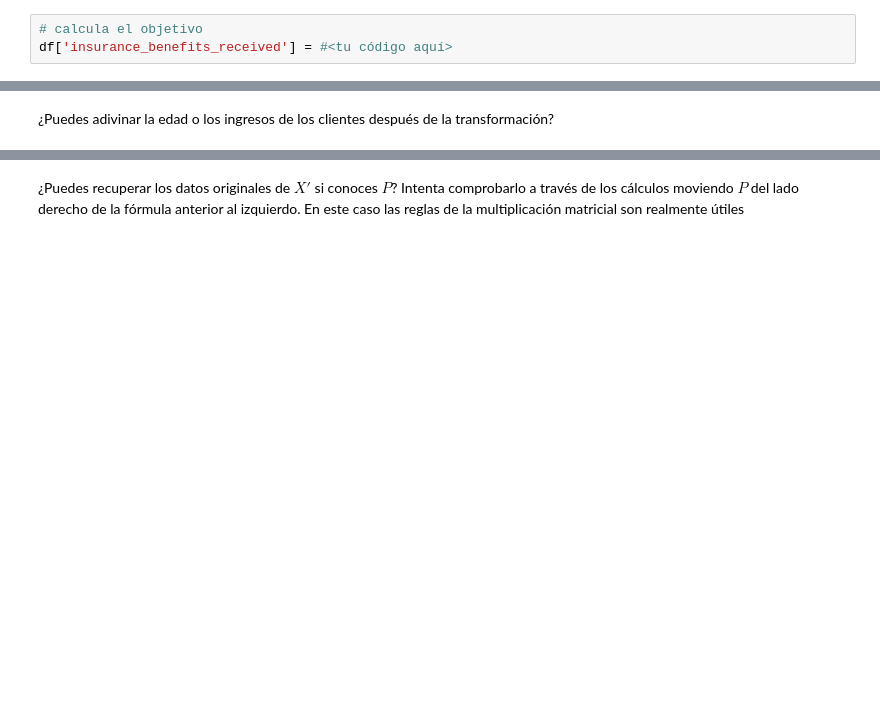
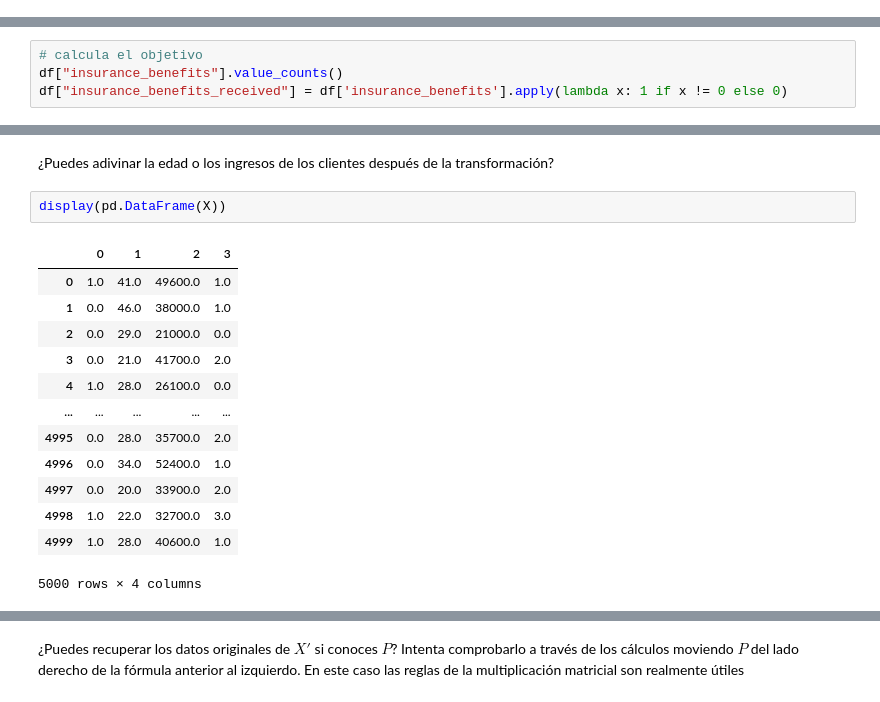
Before and after one commit to jalcala88/Proyectos-Tripleten, a Jupyter notebook: Sprint_13/Proyecto_sprint_13.ipynb, the cells around one changed output, grey strips where cells are left out. Cells and saved outputs as stored; diff of their text form; blank space fills up the shorter version.

```diff
--- a/Sprint_13/Proyecto_sprint_13.ipynb
+++ b/Sprint_13/Proyecto_sprint_13.ipynb
@@ -173,6 +292,3 @@ P\{\text{prestación de seguro recibida}\}=\frac{\text{número de clientes que h
 $$
 
 Divide todos los datos correspondientes a las etapas de entrenamiento/prueba respetando la proporción 70:30.
-# %%
-# сalcula el objetivo
-df['insurance_benefits_received'] = #<tu código aquí>
@@ -182,0 +295,4 @@ df['insurance_benefits_received'] = #<tu código aquí>
+# %%
+# сalcula el objetivo
+df["insurance_benefits"].value_counts()
+df["insurance_benefits_received"] = df['insurance_benefits'].apply(lambda x: 1 if x != 0 else 0)
@@ -303,2 +595,18 @@ Comprobar que la matriz P sea invertible
 # %% [markdown]
 ¿Puedes adivinar la edad o los ingresos de los clientes después de la transformación?
+# %%
+display(pd.DataFrame(X))
+# %% [output]
+|  | 0 | 1 | 2 | 3 |
+| 0 | 1.0 | 41.0 | 49600.0 | 1.0 |
+| 1 | 0.0 | 46.0 | 38000.0 | 1.0 |
+| 2 | 0.0 | 29.0 | 21000.0 | 0.0 |
+| 3 | 0.0 | 21.0 | 41700.0 | 2.0 |
+| 4 | 1.0 | 28.0 | 26100.0 | 0.0 |
+| ... | ... | ... | ... | ... |
+| 4995 | 0.0 | 28.0 | 35700.0 | 2.0 |
+| 4996 | 0.0 | 34.0 | 52400.0 | 1.0 |
+| 4997 | 0.0 | 20.0 | 33900.0 | 2.0 |
+| 4998 | 1.0 | 22.0 | 32700.0 | 3.0 |
+| 4999 | 1.0 | 28.0 | 40600.0 | 1.0 |
+5000 rows × 4 columns
```
Also changed, not shown: parts of 52 cells of this notebook, 1 other file.
